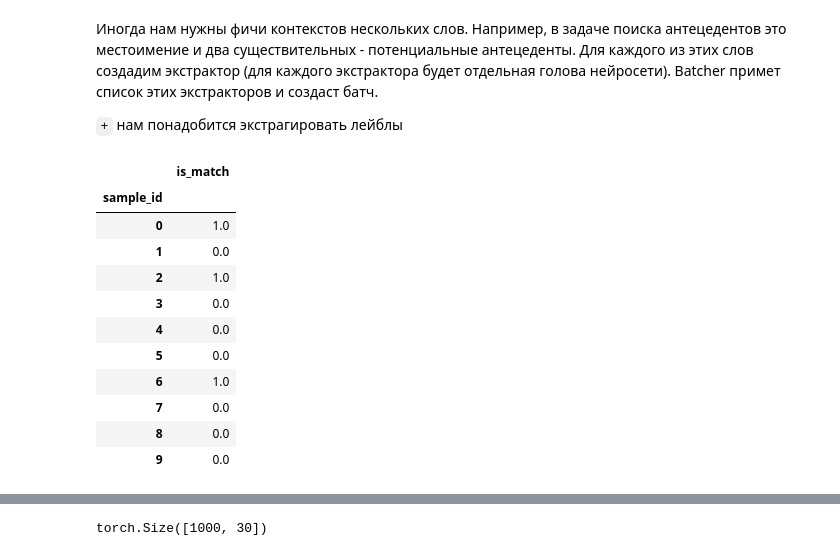
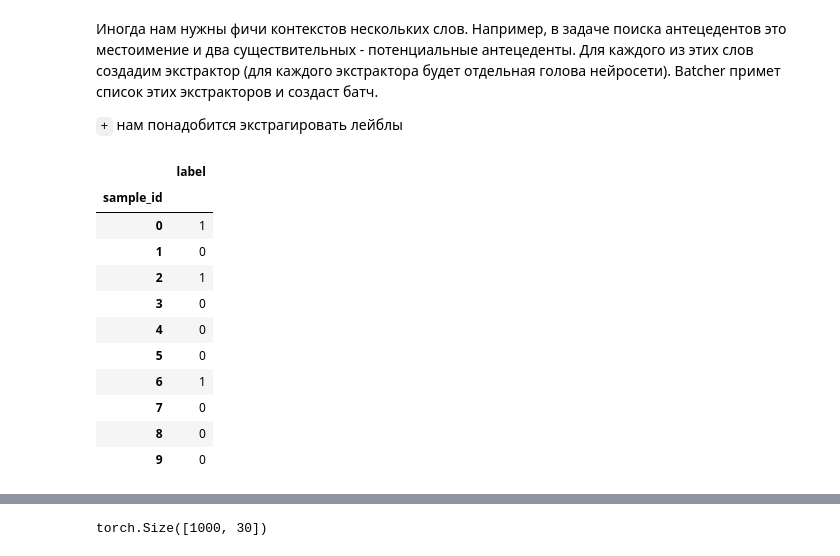
Before and after one commit to okulovsky/grammar_ru, a Jupyter notebook: notebooks/Alex/Sergey's batch GG.ipynb, the cells around one changed output, grey strips where cells are left out. Drawn from its saved outputs; the diff is of its cells as text; code cells hidden in the pictures.

Commit message:
thinking about task in progress

```diff
--- a/notebooks/Alex/Sergey's batch GG.ipynb
+++ b/notebooks/Alex/Sergey's batch GG.ipynb
@@ -103,12 +104,12 @@ extracted
 # %% [markdown]
 #### Пример PlainContextBuilder
 # %%
-pcb = PlainContextBuilder(include_zero_offset=True,
-                          left_to_right_contexts_proportion=0.5)
-pcb.sentence_id_column_name = 'pronoun_sentence_id'
-pcb.word_id_column_name = 'pronoun_word_id'
-contexts = pcb.build_context(idb, context_size=5)
-contexts  # TODO у некоторых только offsset == 1
+pronoun_pcb = PlainContextBuilder(include_zero_offset=True,
+                                  left_to_right_contexts_proportion=0.5)
+pronoun_pcb.sentence_id_column_name = 'pronoun_sentence_id'
+pronoun_pcb.word_id_column_name = 'pronoun_word_id'
+pronoun_contexts = pronoun_pcb.build_context(idb, context_size=5)
+pronoun_contexts  # TODO у некоторых только offsset == 1
 # %% [output]
 |  |  | another_word_id |
 | sample_id | offset |  |
@@ -139,16 +140,18 @@ cdf.loc[cdf.sample_id == 2]
 # %% [markdown]
 Задача AssemblyPoint'a (он же ContextualBinding) - порождать экстракторами батчи в том виде, в котором они будут приняты сетью. Для LSTM будет 3d-тензор. Для Plain-сети будет плоский датафрейм.
 # %%
-plain_context = ContextualBinding(
+def get_plain_context(pcb):
+    return ContextualBinding(
     name='plain_context',
     context_length=3,
     network_type=ContextualNetworkType.Plain,
     hidden_size=[30],
     context_builder=pcb,
-    extractor=CoreExtractor(
-        allow_list=['slovnet'], join_column='another_word_id'),
+    extractor=CoreExtractor(join_column='another_word_id'),
     debug=False
 )
+
+pronoun_plain_context = get_plain_context(pronoun_pcb)
 # %% [markdown]
 **Пояснение:**
 По умолчанию CoreExtractor пытается мерджить по word_id. В нашем случае CoreExtractor отработает после создания PlainContextBuilder'ом двойного индекса.
@@ -158,6 +161,6 @@ plain_context = ContextualBinding(
 # %% [markdown]
 У такой сети на последнем слое hidden_size нейронов. Ее выход можно подать в другую сеть, которая будет выдавать вероятности классов.
 # %%
-context_extractor = plain_context.create_extractor(task=None, bundle=idb)
-context_extractor.fit(idb)
+pronoun_context_extractor = pronoun_plain_context.create_extractor(task=None, bundle=idb)
+pronoun_context_extractor.fit(idb)
 # not_batch = core_extractor.extract(idb)
@@ -175 +167,4 @@ context_extractor.fit(idb)
+# %%
+candidate_context_extractor = candidate_plain_context.create_extractor(task=None, bundle=idb)
+candidate_context_extractor.fit(idb)
 # %%
@@ -184,35 +179,34 @@ factory = plain_context.create_network_factory(
 # %%
 from tg.grammar_ru.ml.components.training_task_factory import Conventions
 from tg.common.ml import dft
 # экстрагирует лейблы. Получается one-hot df. Лейблы пойдут в loss function.
 
 
-def get_binary_extractor():
+def get_binary_label_extractor():
     label_extractor = (bt.PlainExtractor
                        .build(Conventions.LabelFrame)
                        .index()
-                       .apply(take_columns=['is_match'], transformer=None)
-                       )
+                       .apply(take_columns=['label'], transformer=None))
     return label_extractor
 
 
 def test_extractor(extractor, bundle):
     extractor.fit(bundle)
     return extractor.extract(bundle)
 
-test_extractor(get_binary_extractor(), idb).head(10)
+test_extractor(get_binary_label_extractor(), idb).head(10)
 # %% [output]
-|  | is_match |
+|  | label |
 | sample_id |  |
-| 0 | 1.0 |
-| 1 | 0.0 |
-| 2 | 1.0 |
-| 3 | 0.0 |
-| 4 | 0.0 |
-| 5 | 0.0 |
-| 6 | 1.0 |
-| 7 | 0.0 |
-| 8 | 0.0 |
-| 9 | 0.0 |
+| 0 | 1 |
+| 1 | 0 |
+| 2 | 1 |
+| 3 | 0 |
+| 4 | 0 |
+| 5 | 0 |
+| 6 | 1 |
+| 7 | 0 |
+| 8 | 0 |
+| 9 | 0 |
 # %%
 batcher = Batcher(batch_size=1000, extractors=[
```
Also changed, not shown: parts of 27 cells of this notebook.
